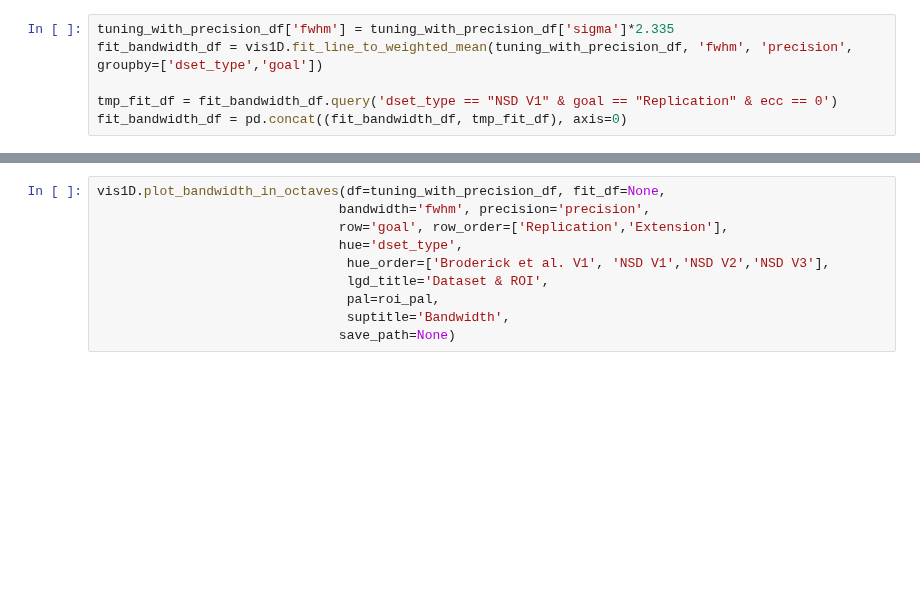
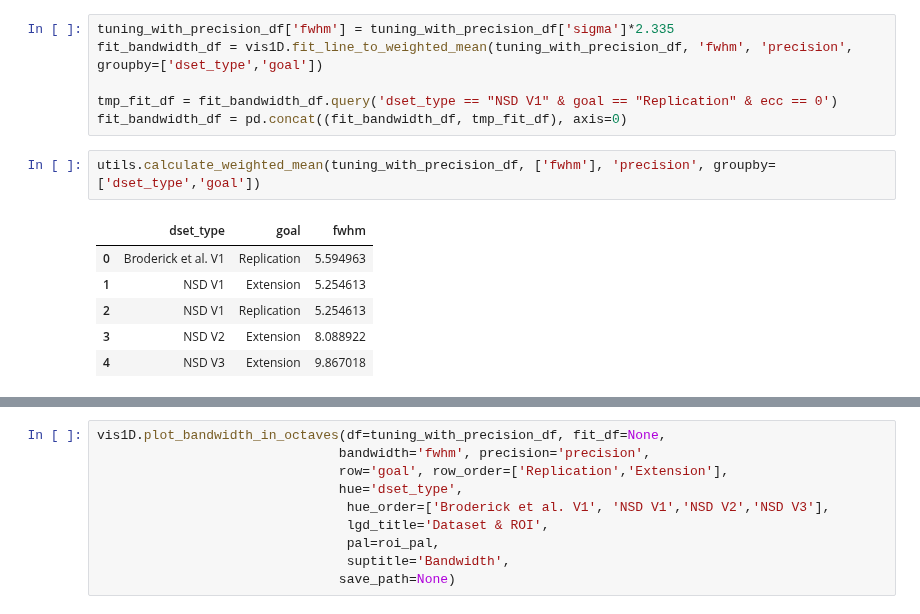
Before and after one commit to JiyeongHa/Spatial-Frequency-Preference_NSDsyn, a Jupyter notebook: notebooks/2.3-plot-tuning-curve-results.ipynb, the cells around one changed output, grey strips where cells are left out. Saved outputs shown, nothing was run; the diff lists cells and outputs as text; blank space fills up the shorter version.

```diff
--- a/notebooks/2.3-plot-tuning-curve-results.ipynb
+++ b/notebooks/2.3-plot-tuning-curve-results.ipynb
@@ -215,3 +215,12 @@ fit_bandwidth_df = vis1D.fit_line_to_weighted_mean(tuning_with_precision_df, 'fw
 
 tmp_fit_df = fit_bandwidth_df.query('dset_type == "NSD V1" & goal == "Replication" & ecc == 0')
 fit_bandwidth_df = pd.concat((fit_bandwidth_df, tmp_fit_df), axis=0)
+# %%
+utils.calculate_weighted_mean(tuning_with_precision_df, ['fwhm'], 'precision', groupby=['dset_type','goal'])
+# %% [output]
+|  | dset_type | goal | fwhm |
+| 0 | Broderick et al. V1 | Replication | 5.594963 |
+| 1 | NSD V1 | Extension | 5.254613 |
+| 2 | NSD V1 | Replication | 5.254613 |
+| 3 | NSD V2 | Extension | 8.088922 |
+| 4 | NSD V3 | Extension | 9.867018 |
```
Also changed, not shown: parts of 4 cells of this notebook, 1 other file.
